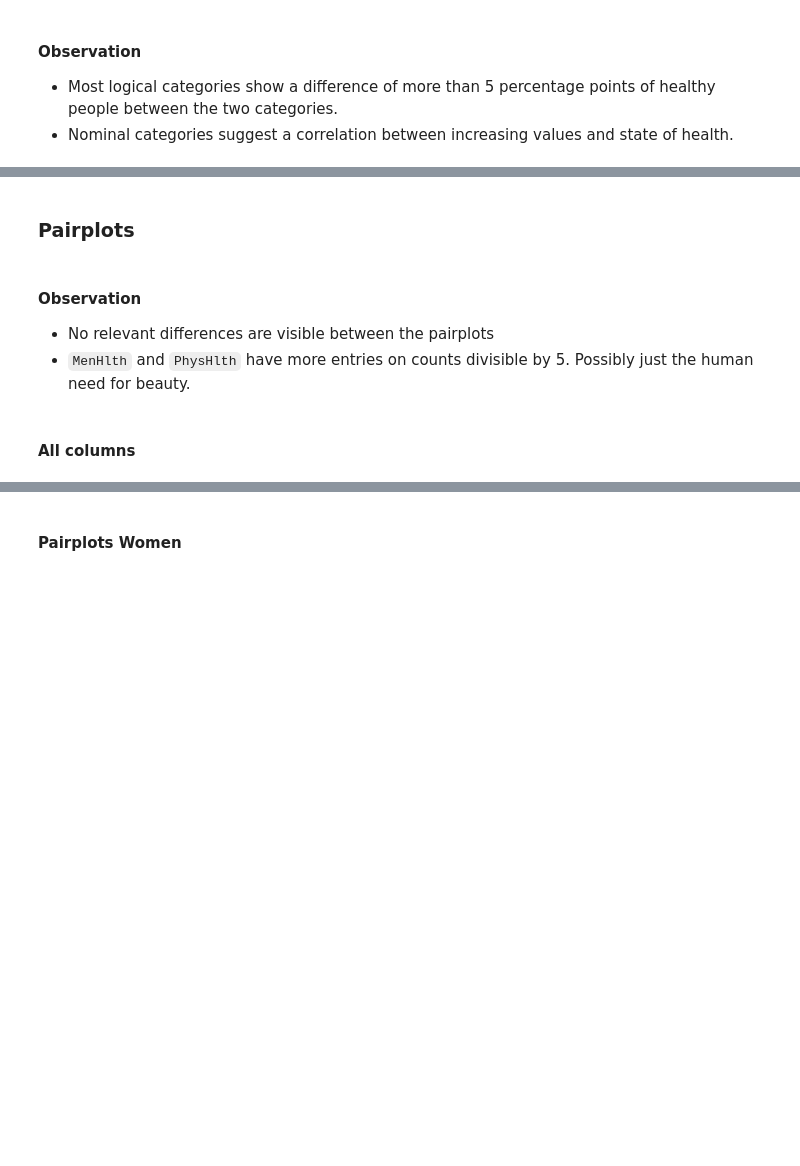
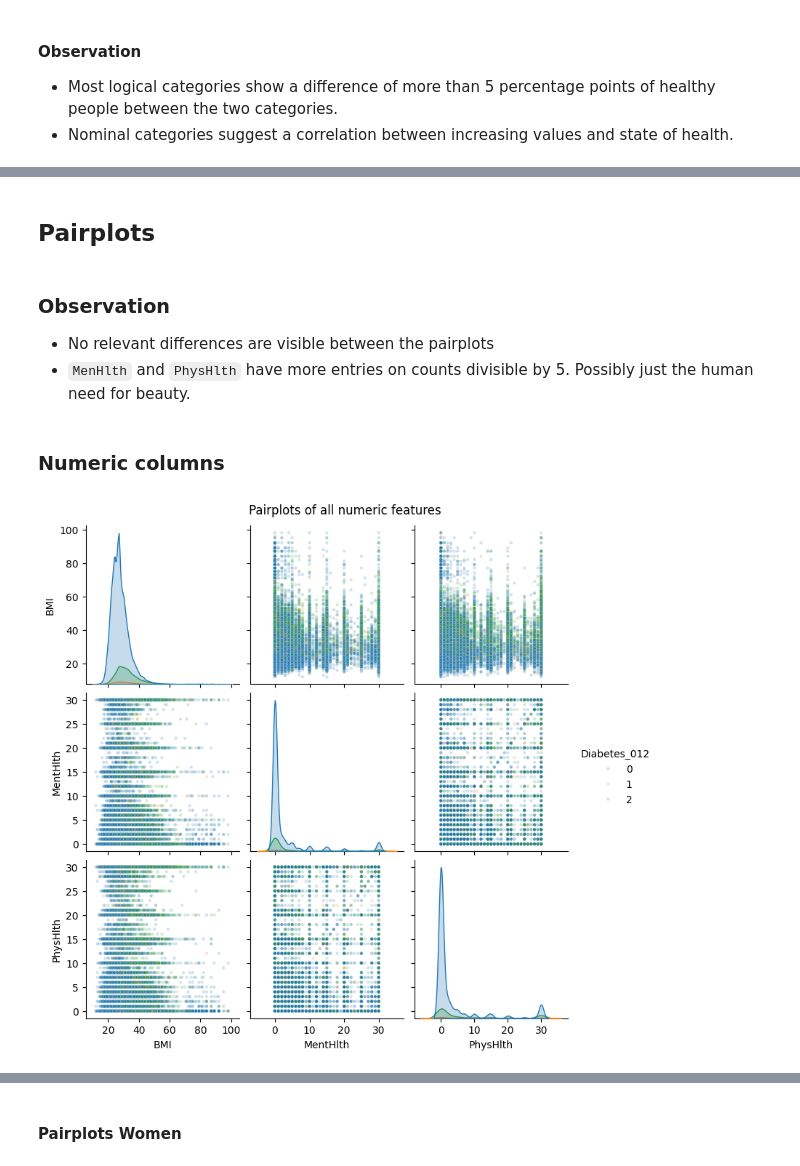
Before and after one commit to S-Rombach/dpp, a Jupyter notebook: eda/eda.ipynb, the cells around one changed output, grey strips where cells are left out. Saved outputs shown, nothing was run; the diff lists cells and outputs as text; code cells hidden in the pictures; blank space fills up the shorter version.

```diff
--- a/eda/eda.ipynb
+++ b/eda/eda.ipynb
@@ -218,13 +329,15 @@ del df_raw_copy
 # %% [markdown]
-### Pairplots
+## Pairplots
 # %% [markdown]
-#### Observation
+### Observation
 * No relevant differences are visible between the pairplots
 * `MenHlth` and `PhysHlth` have more entries on counts divisible by 5. Possibly just the human need for beauty.
 # %% [markdown]
-#### All columns
+### Numeric columns
 # %%
 %%time
-sns.pairplot(data=df_raw, plot_kws={'alpha': 0.2}, hue='Diabetes_012')
+sns.pairplot(data=df_raw, plot_kws={'alpha': 0.1, "s": 10}, hue='Diabetes_012')
 plt.suptitle("Pairplots of all numeric features", y=1.02)
 plt.show();
+# %% [output]
+[figure, added]
```
Also changed, not shown: parts of 20 cells of this notebook, 1 other file.
